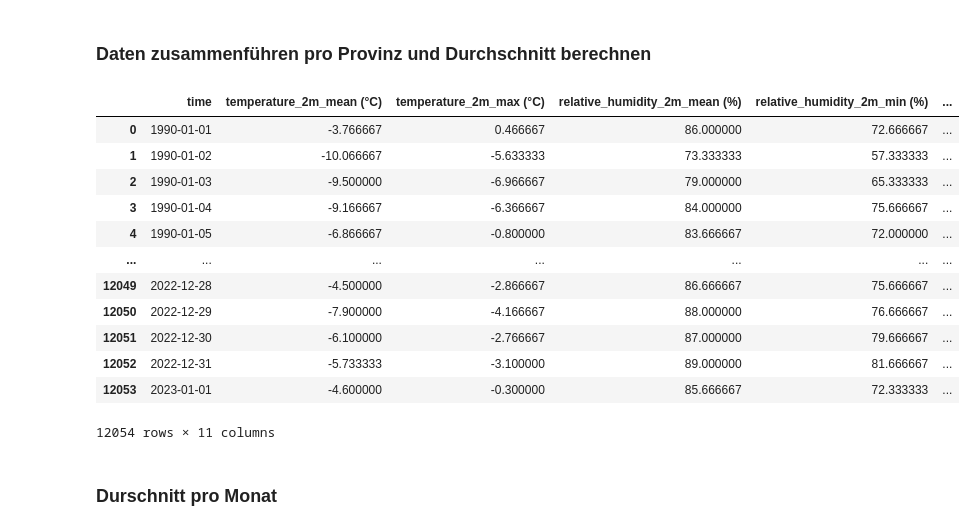
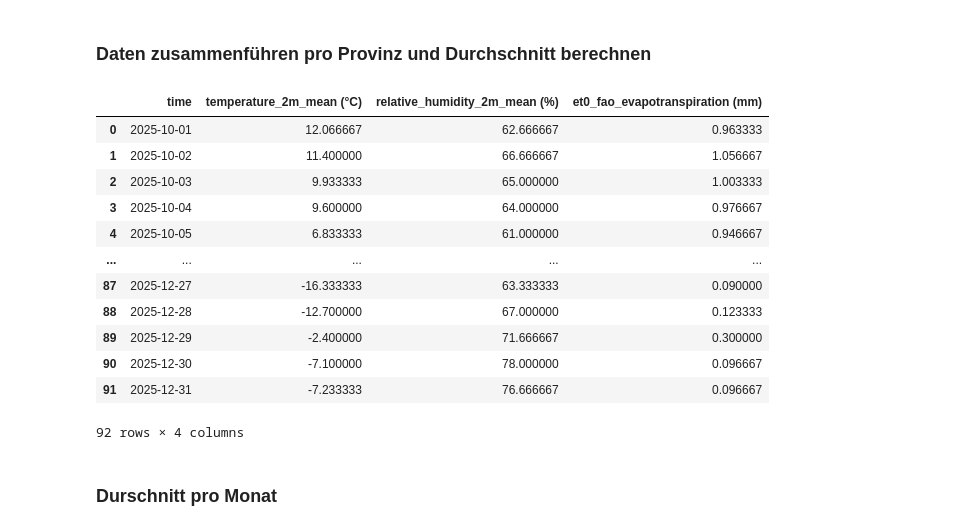
Before and after one commit to yajoka/firewatch, a Jupyter notebook: notebook/forecast_data.ipynb, the cells around one changed output. Cells and saved outputs as stored; diff of their text form; code cells hidden in the pictures.

```diff
--- a/notebook/forecast_data.ipynb
+++ b/notebook/forecast_data.ipynb
@@ -8,7 +8,7 @@
 
 import pandas as pd
 
-pfad = "../data/import weather data/import data/British Columbia/open-meteo-52.55N122.18W978m-2.csv"
+pfad = "../data/forecast_data/cariboo.csv"
 
 # -------------------------------------------------------
 # 1) Koordinaten aus Zeile 2 (Index 1) einlesen
@@ -48,7 +48,7 @@ British_Columbia_1
 #Okanagan – feueranfälligste Region in BC
 #→ 49.80, -119.60
 
-pfad = "../data/import weather data/import data/British Columbia/open-meteo-49.81N119.69W339m-2.csv"
+pfad = "../data/forecast_data/okanagan.csv"
 
 # -------------------------------------------------------
 # 1) Koordinaten aus Zeile 2 (Index 1) einlesen
@@ -89,7 +89,7 @@ British_Columbia_2
 #→ 56.30, -121.00
 
 
-pfad = "../data/import weather data/import data/British Columbia/open-meteo-56.27N121.05W789m-2.csv"
+pfad = "../data/forecast_data/peace_river.csv"
 
 # -------------------------------------------------------
 # 1) Koordinaten aus Zeile 2 (Index 1) einlesen
@@ -130,52 +130,45 @@ British_Columbia_3
 # %%
 
 # in Datetime umwandeln
 for df in [British_Columbia_1, British_Columbia_2, British_Columbia_3]:
     df['time'] = pd.to_datetime(df['time'])
 
 #  drei DataFrames zusammenführen
 bc_all = pd.concat(
     [British_Columbia_1, British_Columbia_2, British_Columbia_3],
     ignore_index=True
 )
 
 # Wetterspalten definieren
 weather_columns = [
     'temperature_2m_mean (°C)',
-    'temperature_2m_max (°C)',
     'relative_humidity_2m_mean (%)',
-    'relative_humidity_2m_min (%)',
-    'precipitation_sum (mm)',
-    'precipitation_hours (h)',
-    'wind_speed_10m_mean (km/h)',
-    'wind_speed_10m_max (km/h)',
-    'wind_direction_10m_dominant (°)',
     'et0_fao_evapotranspiration (mm)'
 ]
 
 # Tagesdurchschnitt über alle 3 Koordinatenpunkte berechnen
 British_Columbia_mean = (
     bc_all
     .groupby('time')[weather_columns]
     .mean()
     .reset_index()
 )
 
 British_Columbia_mean
 # %% [output]
-|  | time | temperature_2m_mean (°C) | temperature_2m_max (°C) | relative_humidity_2m_mean (%) | relative_humidity_2m_min (%) | ... |
-| 0 | 1990-01-01 | -3.766667 | 0.466667 | 86.000000 | 72.666667 | ... |
-| 1 | 1990-01-02 | -10.066667 | -5.633333 | 73.333333 | 57.333333 | ... |
-| 2 | 1990-01-03 | -9.500000 | -6.966667 | 79.000000 | 65.333333 | ... |
-| 3 | 1990-01-04 | -9.166667 | -6.366667 | 84.000000 | 75.666667 | ... |
-| 4 | 1990-01-05 | -6.866667 | -0.800000 | 83.666667 | 72.000000 | ... |
-| ... | ... | ... | ... | ... | ... | ... |
-| 12049 | 2022-12-28 | -4.500000 | -2.866667 | 86.666667 | 75.666667 | ... |
-| 12050 | 2022-12-29 | -7.900000 | -4.166667 | 88.000000 | 76.666667 | ... |
-| 12051 | 2022-12-30 | -6.100000 | -2.766667 | 87.000000 | 79.666667 | ... |
-| 12052 | 2022-12-31 | -5.733333 | -3.100000 | 89.000000 | 81.666667 | ... |
-| 12053 | 2023-01-01 | -4.600000 | -0.300000 | 85.666667 | 72.333333 | ... |
+|  | time | temperature_2m_mean (°C) | relative_humidity_2m_mean (%) | et0_fao_evapotranspiration (mm) |
+| 0 | 2025-10-01 | 12.066667 | 62.666667 | 0.963333 |
+| 1 | 2025-10-02 | 11.400000 | 66.666667 | 1.056667 |
+| 2 | 2025-10-03 | 9.933333 | 65.000000 | 1.003333 |
+| 3 | 2025-10-04 | 9.600000 | 64.000000 | 0.976667 |
+| 4 | 2025-10-05 | 6.833333 | 61.000000 | 0.946667 |
+| ... | ... | ... | ... | ... |
+| 87 | 2025-12-27 | -16.333333 | 63.333333 | 0.090000 |
+| 88 | 2025-12-28 | -12.700000 | 67.000000 | 0.123333 |
+| 89 | 2025-12-29 | -2.400000 | 71.666667 | 0.300000 |
+| 90 | 2025-12-30 | -7.100000 | 78.000000 | 0.096667 |
+| 91 | 2025-12-31 | -7.233333 | 76.666667 | 0.096667 |
-12054 rows × 11 columns
+92 rows × 4 columns
 # %% [markdown]
 ### Durschnitt pro Monat
 # %%
```
Also changed, not shown: parts of 5 cells of this notebook, 1 other file.
